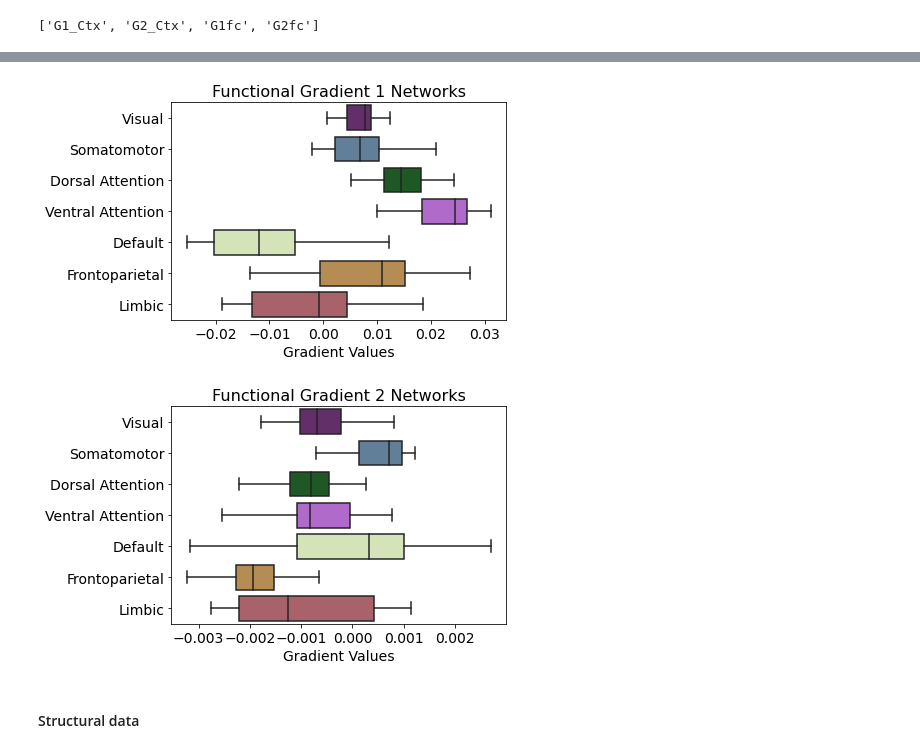
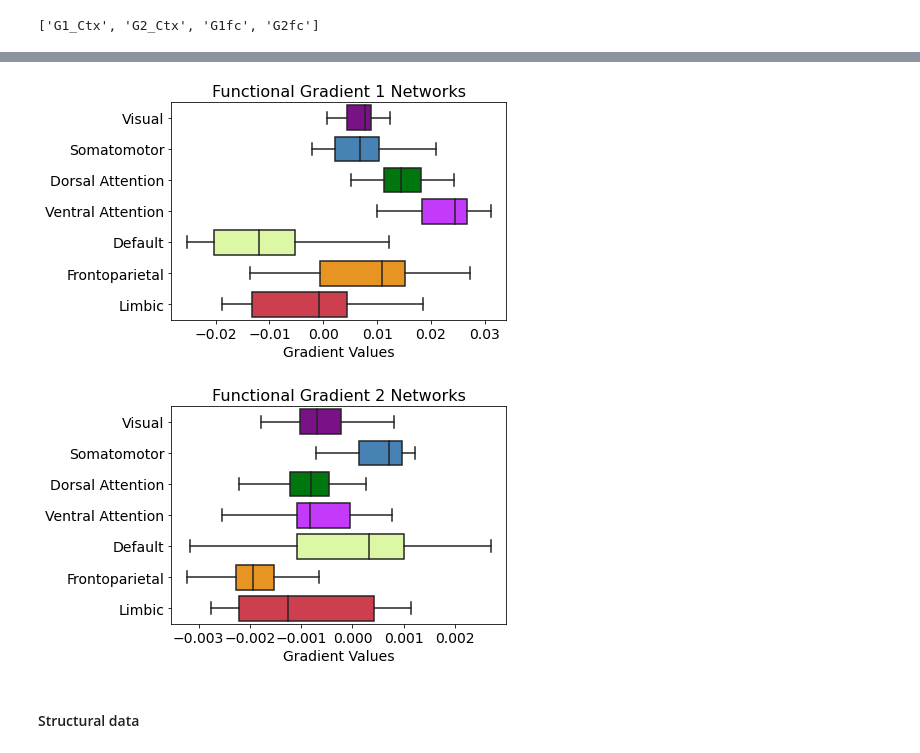
Before and after one commit to sudesnac/HumanBF-Connectivity, a Jupyter notebook: notebook/g-wCtx_networks.ipynb, the cells around one changed output, grey strips where cells are left out. Drawn from its saved outputs; the diff is of its cells as text; code cells hidden in the pictures.

```diff
--- a/notebook/g-wCtx_networks.ipynb
+++ b/notebook/g-wCtx_networks.ipynb
@@ -189,0 +182,12 @@ fig.show()
+# %%
+from matplotlib.colors import ListedColormap
+from brainstat.datasets import fetch_mask, fetch_template_surface
+from brainstat.datasets import fetch_parcellation
+from brainspace.plotting.surface_plotting import plot_hemispheres
+from brainstat.datasets import fetch_yeo_networks_metadata
+
+surfaces = fetch_template_surface("fsaverage5", join=False)
+yeo_networks = fetch_parcellation("fsaverage5", "yeo", 7)
+network_names, yeo_colormap = fetch_yeo_networks_metadata(7)
+yeo_colormap_gray = np.concatenate((np.array([[0.7, 0.7, 0.7]]), yeo_colormap))
+yeoCols = ListedColormap(yeo_colormap_gray, name='yeo_colormap')
@@ -235,0 +287,3 @@ net_cols = {"Visual":"#781286", "Somatomotor":"#4682b4", "Dorsal Attention":"#00
+# %%
+# Setting the color for 7 networks
+yeo_cols = {"Visual":yeoCols.colors[1,:], "Somatomotor":yeoCols.colors[2,:], "Dorsal Attention":yeoCols.colors[3,:], "Ventral Attention":yeoCols.colors[4,:], "Default":yeoCols.colors[5,:], "Frontoparietal":yeoCols.colors[6,:], "Limbic":yeoCols.colors[7,:]}
@@ -236,21 +305,21 @@ net_cols = {"Visual":"#781286", "Somatomotor":"#4682b4", "Dorsal Attention":"#00
 # %%
-p = sns.boxplot(data=funcG1_net, saturation=0.5, orient='h', showfliers=False, palette=net_cols)
+p = sns.boxplot(data=funcG1_net, orient='h', saturation=1, showfliers=False, palette=yeo_cols)
 p.tick_params(labelsize=14)
 p.axes.set_title("Functional Gradient 1 Networks", fontsize=16)
 p.set_xlabel("Gradient Values", fontsize=14)
 plt.savefig(fig_path + f'Func_HCPMMP_G1-Gradient-weighted_cortical_networks.png', dpi=300)
 plt.show()
 # %% [output]
-[figure, old version]
+[figure, new version]
 # %%
-p = sns.boxplot(data=funcG2_net, saturation=0.5, orient='h', showfliers=False, palette=net_cols)
+p = sns.boxplot(data=funcG2_net, orient='h', saturation=1, showfliers=False, palette=yeo_cols)
 p.tick_params(labelsize=14)
 p.axes.set_title("Functional Gradient 2 Networks", fontsize=16)
 p.set_xlabel("Gradient Values", fontsize=14)
 plt.savefig(fig_path + f'Func_HCPMMP_G2-Gradient-weighted_cortical_networks.png', dpi=300)
 plt.show()
 # %% [output]
-[figure, old version]
+[figure, new version]
 # %% [markdown]
 #### Structural data
 # %%
```
Also changed, not shown: parts of 14 cells of this notebook, 15 other files.
